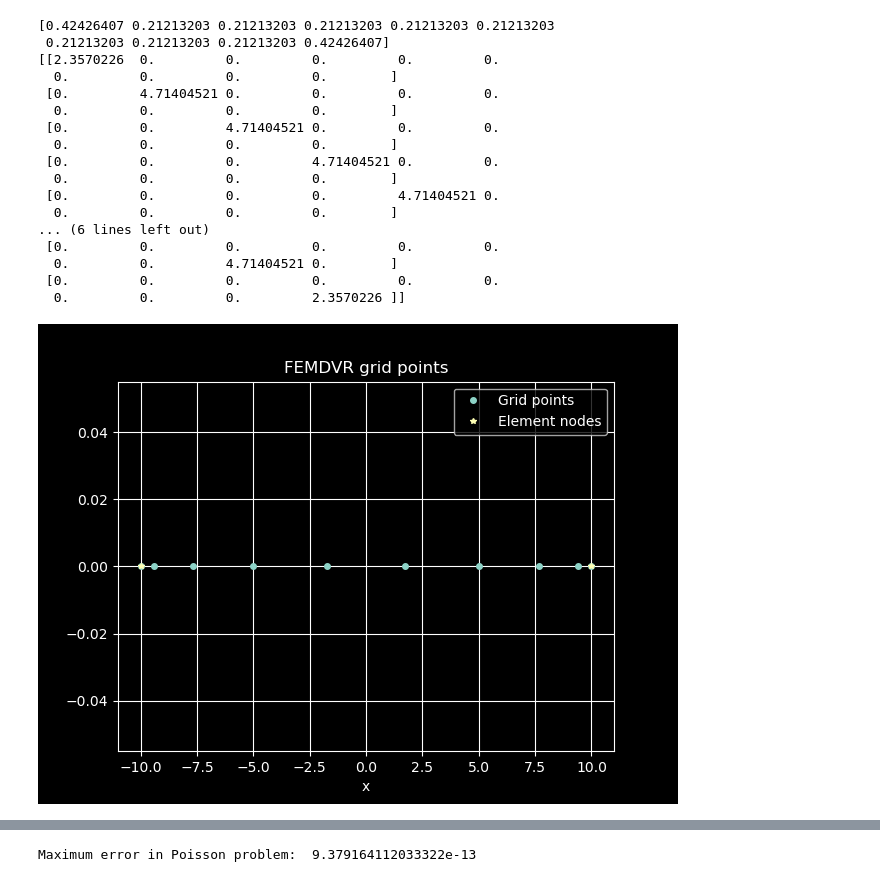
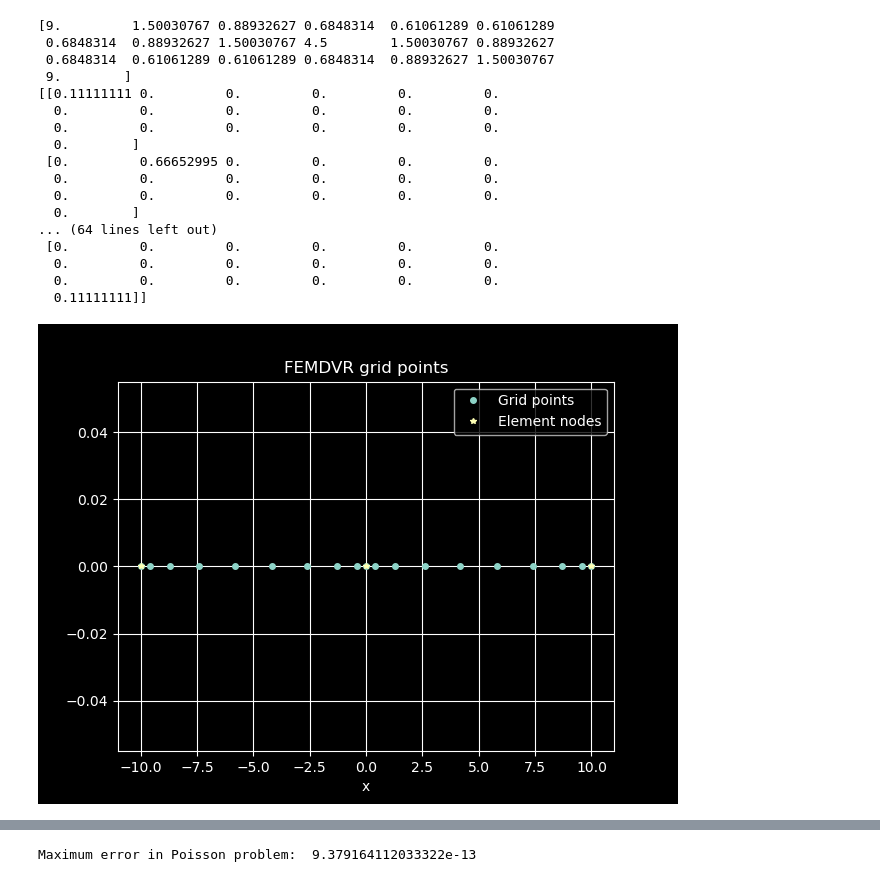
Before and after one commit to simenkva/FEMDVR, a Jupyter notebook: examples.ipynb, the cells around one changed output, grey strips where cells are left out. Cells and saved outputs as stored; diff of their text form; code cells hidden in the pictures.

```diff
--- a/examples.ipynb
+++ b/examples.ipynb
@@ -9,42 +9,42 @@ from scipy.sparse.linalg import eigsh
 # %%
 L = 10
 n_points = 10
-n_elem = 1
+n_elem = 2
 elem_nodes = np.linspace(-L, L, n_elem + 1)
 femdvr0 = FEMDVR(elem_nodes, np.array([n_points] * n_elem), GaussLegendreLobatto)
 x = femdvr0.x
 ng = len(x)
 x_inner = x[1:-1]
 
 print(1/femdvr0.w)
 print(femdvr0.S)
 plt.figure()
 plt.plot(x, np.zeros_like(x), 'o', markersize=4, label='Grid points')
 plt.plot(elem_nodes, np.zeros_like(elem_nodes), '*', markersize=4, label='Element nodes')
 plt.title('FEMDVR grid points')
 plt.xlabel('x')
 plt.grid()
 plt.legend()
 plt.show()
 # %% [output]
-[0.42426407 0.21213203 0.21213203 0.21213203 0.21213203 0.21213203
- 0.21213203 0.21213203 0.21213203 0.42426407]
-[[2.3570226  0.         0.         0.         0.         0.
-  0.         0.         0.         0.        ]
- [0.         4.71404521 0.         0.         0.         0.
-  0.         0.         0.         0.        ]
- [0.         0.         4.71404521 0.         0.         0.
-  0.         0.         0.         0.        ]
- [0.         0.         0.         4.71404521 0.         0.
-  0.         0.         0.         0.        ]
- [0.         0.         0.         0.         4.71404521 0.
-  0.         0.         0.         0.        ]
-... (6 lines left out)
+[9.         1.50030767 0.88932627 0.6848314  0.61061289 0.61061289
+ 0.6848314  0.88932627 1.50030767 4.5        1.50030767 0.88932627
+ 0.6848314  0.61061289 0.61061289 0.6848314  0.88932627 1.50030767
+ 9.        ]
+[[0.11111111 0.         0.         0.         0.         0.
+  0.         0.         0.         0.         0.         0.
+  0.         0.         0.         0.         0.         0.
+  0.        ]
+ [0.         0.66652995 0.         0.         0.         0.
+  0.         0.         0.         0.         0.         0.
+  0.         0.         0.         0.         0.         0.
+  0.        ]
+... (64 lines left out)
  [0.         0.         0.         0.         0.         0.
-  0.         0.         4.71404521 0.        ]
- [0.         0.         0.         0.         0.         0.
-  0.         0.         0.         2.3570226 ]]
+  0.         0.         0.         0.         0.         0.
+  0.         0.         0.         0.         0.         0.
+  0.11111111]]
-[figure, old version]
+[figure, new version]
 # %%
 D = femdvr0.D
 D2 = femdvr0.D2
```
Also changed, not shown: parts of 3 cells of this notebook, 3 other files.
